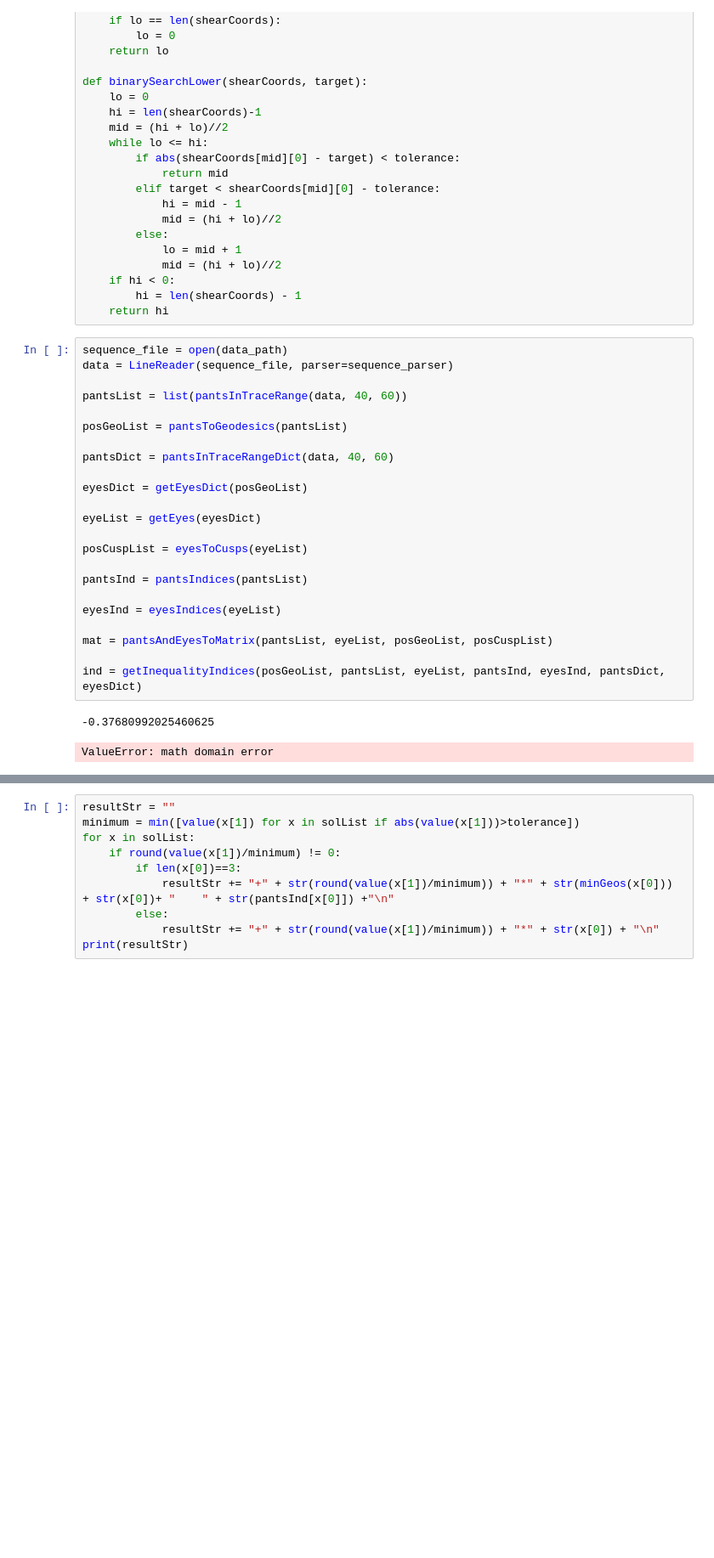
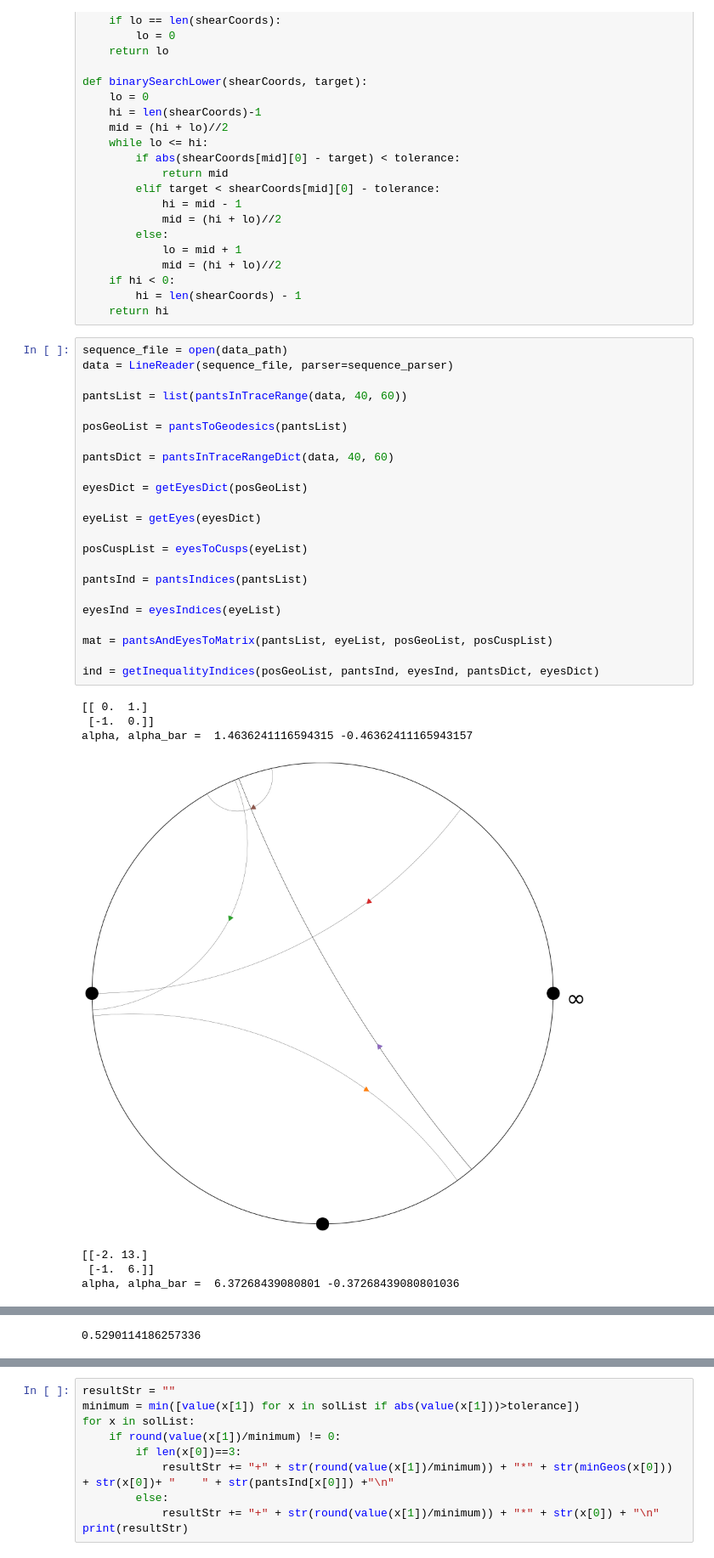
Before and after one commit to BrookeOgrodnik/REU, a Jupyter notebook: Consolidated Functions.ipynb, the cells around one changed output, grey strips where cells are left out. Shown at 85% size. Cells and saved outputs as stored; diff of their text form; blank space fills up the shorter version.

```diff
--- a/Consolidated Functions.ipynb
+++ b/Consolidated Functions.ipynb
@@ -1412,26 +1407,31 @@ def binarySearchLower(shearCoords, target):
 # %%
 sequence_file = open(data_path)
 data = LineReader(sequence_file, parser=sequence_parser)
 
 pantsList = list(pantsInTraceRange(data, 40, 60))
 
 posGeoList = pantsToGeodesics(pantsList)
 
 pantsDict = pantsInTraceRangeDict(data, 40, 60)
 
 eyesDict = getEyesDict(posGeoList)
 
 eyeList = getEyes(eyesDict)
 
 posCuspList = eyesToCusps(eyeList)
 
 pantsInd = pantsIndices(pantsList)
 
 eyesInd = eyesIndices(eyeList)
 
 mat = pantsAndEyesToMatrix(pantsList, eyeList, posGeoList, posCuspList)
 
-ind = getInequalityIndices(posGeoList, pantsList, eyeList, pantsInd, eyesInd, pantsDict, eyesDict)
+ind = getInequalityIndices(posGeoList, pantsInd, eyesInd, pantsDict, eyesDict)
 # %% [output]
--0.37680992025460625
+[[ 0.  1.]
+ [-1.  0.]]
+alpha, alpha_bar =  1.4636241116594315 -0.46362411165943157
+[figure, added]
-ValueError: math domain error
+[[-2. 13.]
+ [-1.  6.]]
+alpha, alpha_bar =  6.37268439080801 -0.37268439080801036
@@ -1437,0 +1443 @@ ValueError: math domain error
+0.5290114186257336
```
Also changed, not shown: parts of 2 cells of this notebook.
